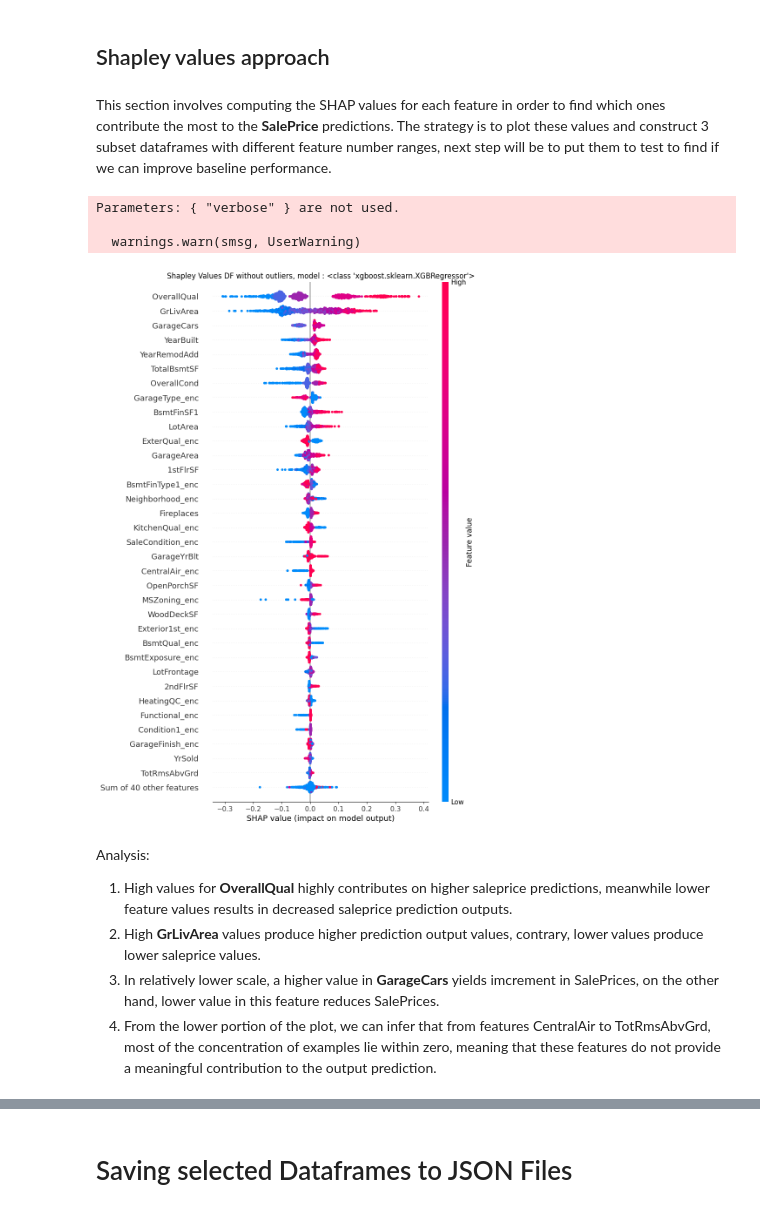
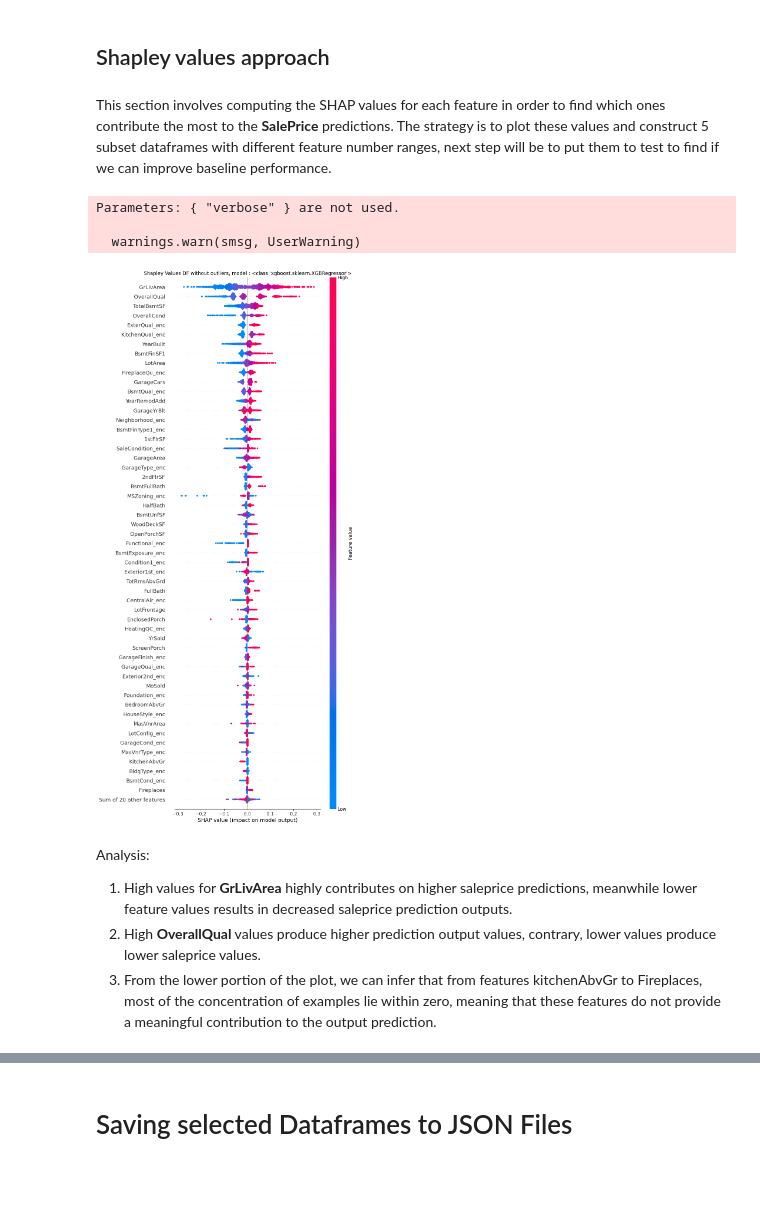
Before and after one commit to kevinmedinag96/House-Price-Prediction-KG, a Jupyter notebook: HPP-Part Two.ipynb, the cells around one changed output, grey strips where cells are left out. Saved outputs shown, nothing was run; the diff lists cells and outputs as text; code cells hidden in the pictures; blank space fills up the shorter version.

Commit message:
Final product: House price prediction leveraging blending models and feature engineering. Best MSE score: 0.1231

```diff
--- a/HPP-Part Two.ipynb
+++ b/HPP-Part Two.ipynb
@@ -33,15 +33,11 @@ path = "./data/outlier-exclusion/"
 with open(path + "dataset-w-outliers-new-ord-enc.json", 'r') as f:
     data_w_outliers = json.load(f)
 
-with open(path + "dataset-wo-outliers.json", 'r') as f:
+with open(path + "dataset-wo-outliers-new-ord-enc.json", 'r') as f:
     data_wo_outliers = json.load(f)
-
-with open(path + "dataset-wo-outliers_2.json", 'r') as f:
-    data_wo_outliers_2 = json.load(f)
 
 df_w_outliers = pd.DataFrame.from_dict(data_w_outliers,orient="columns")
 df_wo_outliers = pd.DataFrame.from_dict(data_wo_outliers,orient="columns")
-df_wo_outliers_2 = pd.DataFrame.from_dict(data_wo_outliers_2,orient="columns")
 # %% [markdown]
 Split dataset into training-validation set
 # %%
@@ -541,4 +239,4 @@ corr_4_df_wo_outliers.drop(corr_remove_cols, axis=1,inplace=True,errors='ignore'
 # %% [markdown]
 ## Shapley values approach
 # %% [markdown]
-This section involves computing the SHAP values for each feature in order to find which ones contribute the most to the **SalePrice** predictions. The strategy is to plot these values and construct 3 subset dataframes with different feature number ranges, next step will be to put them to test to find if we can improve baseline performance.
+This section involves computing the SHAP values for each feature in order to find which ones contribute the most to the **SalePrice** predictions. The strategy is to plot these values and construct 5 subset dataframes with different feature number ranges, next step will be to put them to test to find if we can improve baseline performance.
@@ -570,31 +243,48 @@ y_valid_shap_norm = np.log(y_valid_shap)
+# %%
+X_shap_df_feat_sel = df_wo_outliers.drop(["SalePrice"],axis = 1).to_numpy()
+y_shap_df_feat_sel= df_wo_outliers["SalePrice"].to_numpy()
+
+y_train_shap = np.log(y_shap_df_feat_sel.reshape(-1,1))
 # %%
 # Train XGBRegressor
+best_params_xgb = {
+    "n_estimators" : 1100,
+    "eta" : 0.05,
+    "booster" : "gbtree",
+    "max_depth" : 3,
+    "min_child_weight" : 1,
+    "gamma" : 0.001,
+    "subsample" : 0.5,
+    "colsample_bytree" : 0.5,
+    "lambda" : 1,
+    "alpha" : 0,
+    "seed" : random_state,
+    "verbose" : verbose
+}
 
-model_shap_3 = xgb.XGBRegressor(n_estimators=n_estimators, max_depth=max_depth, eta=learning_rate, subsample=0.7, colsample_bytree=0.8,
-                     verbose=verbose)
-model_shap_3.fit(X_train_shap_norm,y_train_shap_norm)
+model_shap = xgb.XGBRegressor(**best_params_xgb)
+model_shap.fit(X_shap_df_feat_sel,y_train_shap)
 # explain the model's predictions using SHAP
-explainer3 = shap.Explainer(model_shap_3,seed=random_state)
+explainer = shap.Explainer(model_shap,seed=random_state)
 
 
-explanation3 = shap.Explanation(
-    values=explainer3(X_train_shap_norm),
-    feature_names=X_shap_df_feat_sel.columns
+explanation = shap.Explanation(
+    values=explainer(X_shap_df_feat_sel),
+    feature_names=df_wo_outliers.drop(["SalePrice"],axis = 1).columns
 )
 
-shap.plots.beeswarm(explanation3,max_display=35,show=False)
-plt.title(f"Shapley Values DF without outliers, model : {model_shap_3.__class__}")
+shap.plots.beeswarm(explanation,max_display=55,show=False)
+plt.title(f"Shapley Values DF without outliers, model : {model_shap.__class__}")
 plt.show()
 # %% [output]
 Parameters: { "verbose" } are not used.
 
   warnings.warn(smsg, UserWarning)
-[figure, old version]
+[figure, new version]
 # %% [markdown]
 Analysis: <br>
 
-1. High values for **OverallQual** highly contributes on higher saleprice predictions, meanwhile lower feature values results in decreased saleprice prediction outputs.
-2. High **GrLivArea** values produce higher prediction output values, contrary, lower values produce lower saleprice values.
-3. In relatively lower scale, a higher value in **GarageCars** yields imcrement in SalePrices, on the other hand, lower value in this feature reduces SalePrices.
-4. From the lower portion of the plot, we can infer that from features CentralAir to TotRmsAbvGrd, most of the concentration of examples lie within zero, meaning that these features do not provide a meaningful contribution to the output prediction.
+1. High values for **GrLivArea** highly contributes on higher saleprice predictions, meanwhile lower feature values results in decreased saleprice prediction outputs.
+2. High **OverallQual** values produce higher prediction output values, contrary, lower values produce lower saleprice values.
+3. From the lower portion of the plot, we can infer that from features kitchenAbvGr to Fireplaces, most of the concentration of examples lie within zero, meaning that these features do not provide a meaningful contribution to the output prediction.
 # %% [markdown]
```
Also changed, not shown: parts of 52 cells of this notebook, 14 other files.
